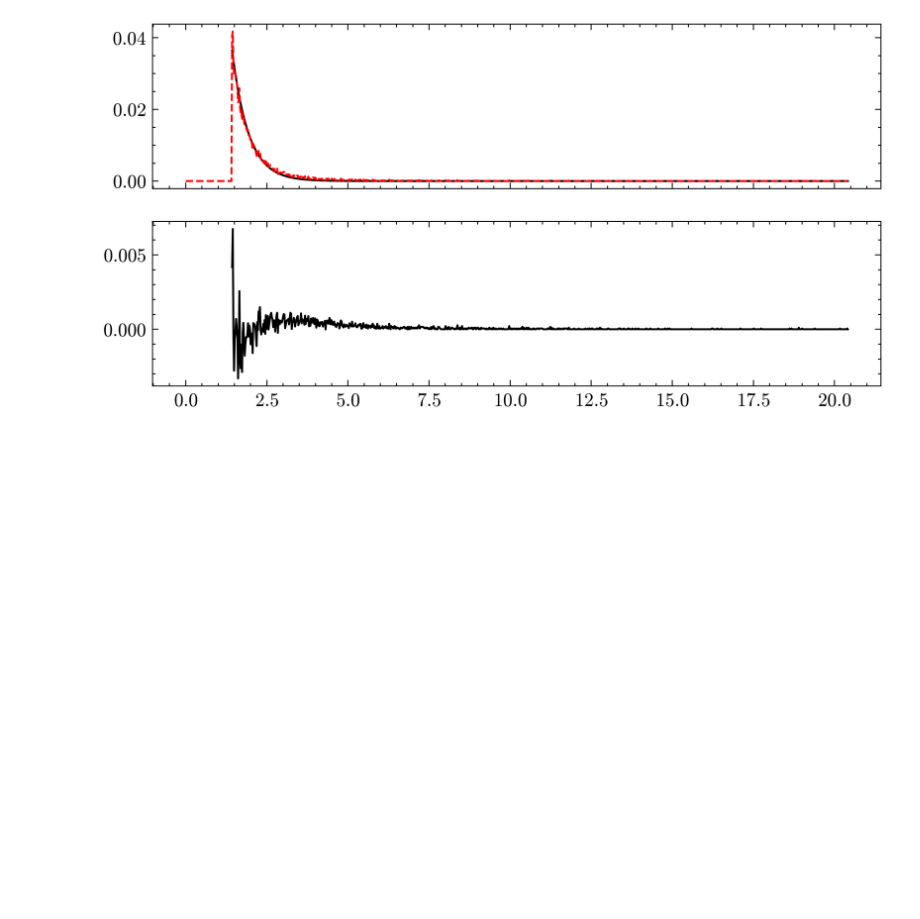
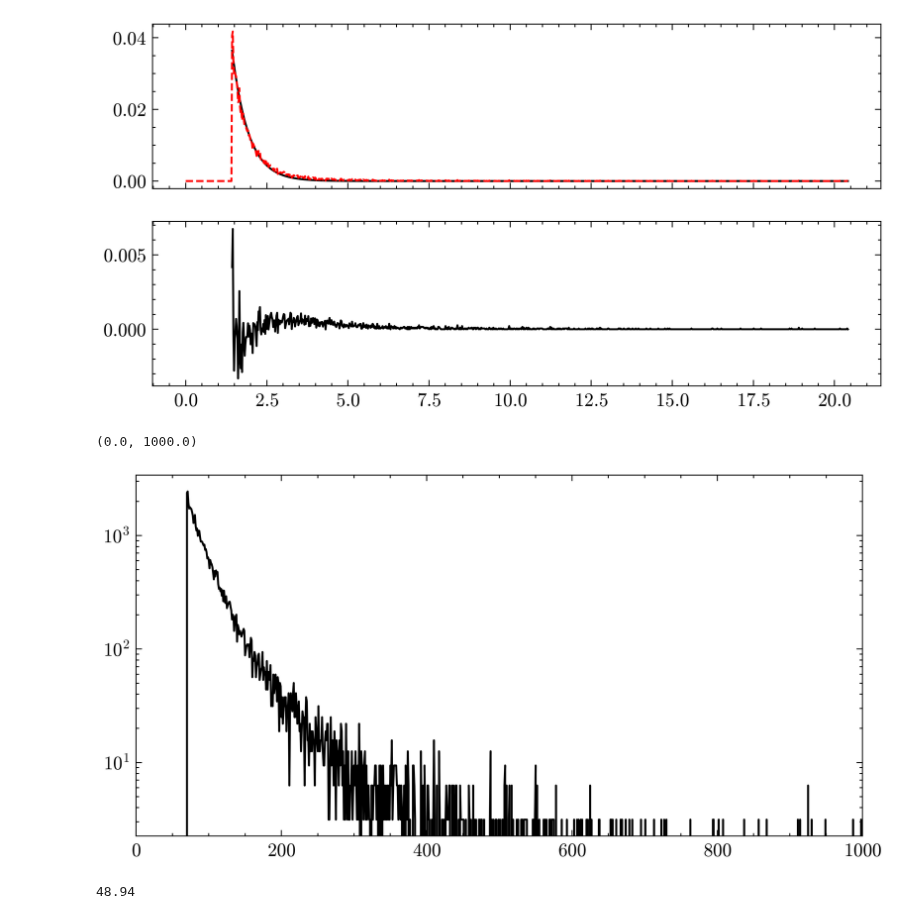
Before and after one commit to Quizznor/phd-thesis, a Jupyter notebook: Projects/CorrectionFactor/distributions.ipynb, the cells around one changed output. Drawn from its saved outputs; the diff is of its cells as text; code cells hidden in the pictures; blank space fills up the shorter version.

```diff
--- a/Projects/CorrectionFactor/distributions.ipynb
+++ b/Projects/CorrectionFactor/distributions.ipynb
@@ -124,3 +130,14 @@ fx = popt #lambda x: exponential_corrected(x, *popt)
 tools.pickle_save('x_px_fx.pkl', [x, px, fx])
 # %%
 trace['mip_peak']
+# %%
+plt.plot(range(len(px)), px / (cumsum[0] * 2048 * 8.33e-9))
+plt.yscale('log')
+plt.xlim(0, 1000)
+# %% [output]
+(0.0, 1000.0)
+[figure, added]
+# %%
+trace['mip_peak']
+# %% [output]
+48.94
```
Also changed, not shown: parts of 2 cells of this notebook, 11 other files.
